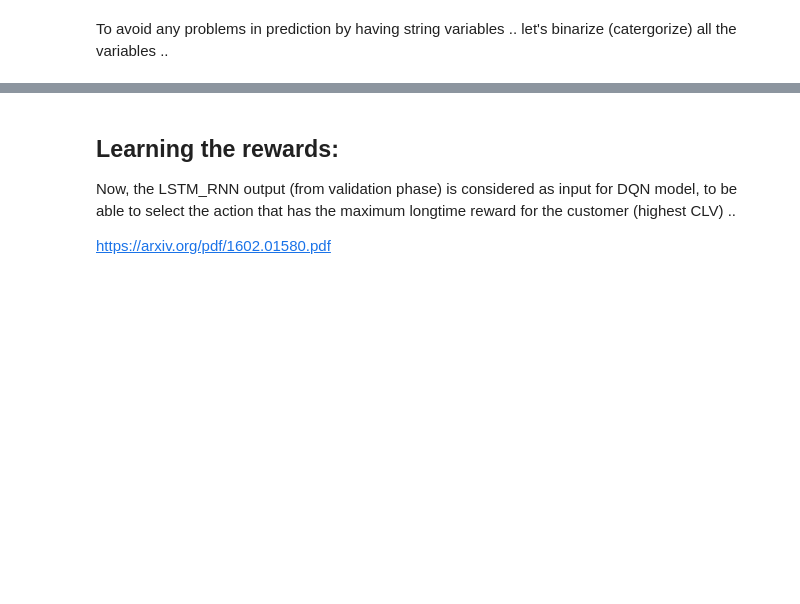
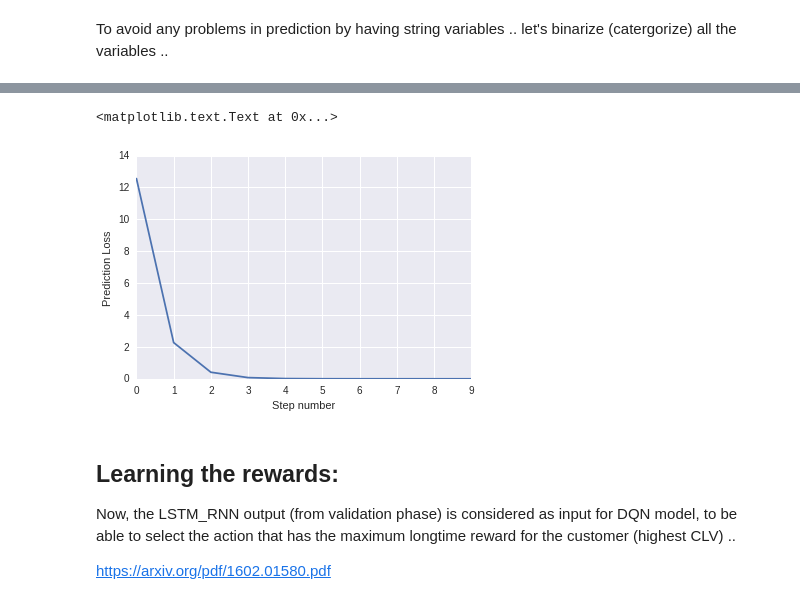
Before and after one commit to EAboelhamd/Myown_DeepLearning_Practice, a Jupyter notebook: PhD/DQN_rewards_KDD.ipynb, the cells around one changed output, grey strips where cells are left out. Drawn from its saved outputs; the diff is of its cells as text; code cells hidden in the pictures; blank space fills up the shorter version.

```diff
--- a/PhD/DQN_rewards_KDD.ipynb
+++ b/PhD/DQN_rewards_KDD.ipynb
@@ -1271,5 +1328,10 @@ Q_optimal = [] #np.zeros([np.shape(curr_state_current_action)[0], len(df['ACCOUN
 # %%
+## for training
 x = tf.placeholder(tf.float32, shape=[NUM_DIM, num_nodes])
 y =  tf.placeholder(tf.float32, shape=[num_nodes, 1])
-np.shape(x)
+
+## for testing
+x_ = tf.placeholder(tf.float32, shape=[np.shape(test)[0], NUM_DIM])
+y_ =  tf.placeholder(tf.float32, shape=[np.shape(test)[0], 1])
+np.shape(y_)
 # %% [output]
@@ -1341,24 +1403,25 @@ def train_lstm_model():
     init = tf.global_variables_initializer()  ## updated version from initialize_all_variables :)
     sess.run(init)
 
-    predicted_reward = sess.run(model_output, feed_dict={x:train, y:train[rewards]})
+    predicted_reward = sess.run(model_output, feed_dict={x:np.transpose(train.values), y:train[rewards]})
 
     # Cost calculation
     for step in xrange(1000):
-        l,_ = sess.run([cost, optimize], feed_dict={x:train.values.astype(float), y: rewards.values.astype(float)})
+        l,_ = sess.run([cost, optimize], feed_dict={x:np.transpose(train.values), y:train[rewards]})
 
         if step % 100 == 0:
             loss_RNN.append(l)
 
-    Y_pred = tf.zeros([len(df2[rewards]),1])
+    Y_pred = tf.zeros([len(test[rewards]),1])
 
-#     ## predict
-    test_pred2 = sess.run(Y_pred, feed_dict={x: np.transpose(next_states)})
+    # predict
+    test_pred2 = sess.run(Y_pred, feed_dict={x_: test.values})
 
-    # rms to test ..
-    cost_test = tf.reduce_mean(tf.square(df2[rewards].values.astype(np.float32) - test_pred2))
+   ## rms to test ..
+    cost_test = tf.reduce_mean(tf.square(test[rewards].values.astype(np.float32) - test_pred2))
 
-    rmse_val = sess.run(cost_test, feed_dict={x: np.transpose(next_states), y: test_pred2})
+
+    rmse_val = sess.run(cost_test, feed_dict={z:test.values.astype(np.float32), y_: test_pred2})
     sess.close()
 
     return loss_RNN, predicted_reward #saved_state, saved_output, cost_values
@@ -1380,3 +1452,10 @@ loss_RNN, predicted_reward = train_lstm_model()
+# %%
+plt.plot(loss_RNN)
+plt.xlabel('Step number')
+plt.ylabel('Prediction Loss')
+# %% [output]
+<matplotlib.text.Text at 0x...>
+[figure, added]
 # %% [markdown]
 ## Learning the rewards:
 Now, the LSTM_RNN output (from validation phase) is considered as input for DQN model, to be able to select the action that has the maximum longtime reward for the customer (highest CLV) ..
```
Also changed, not shown: parts of 21 cells of this notebook.
